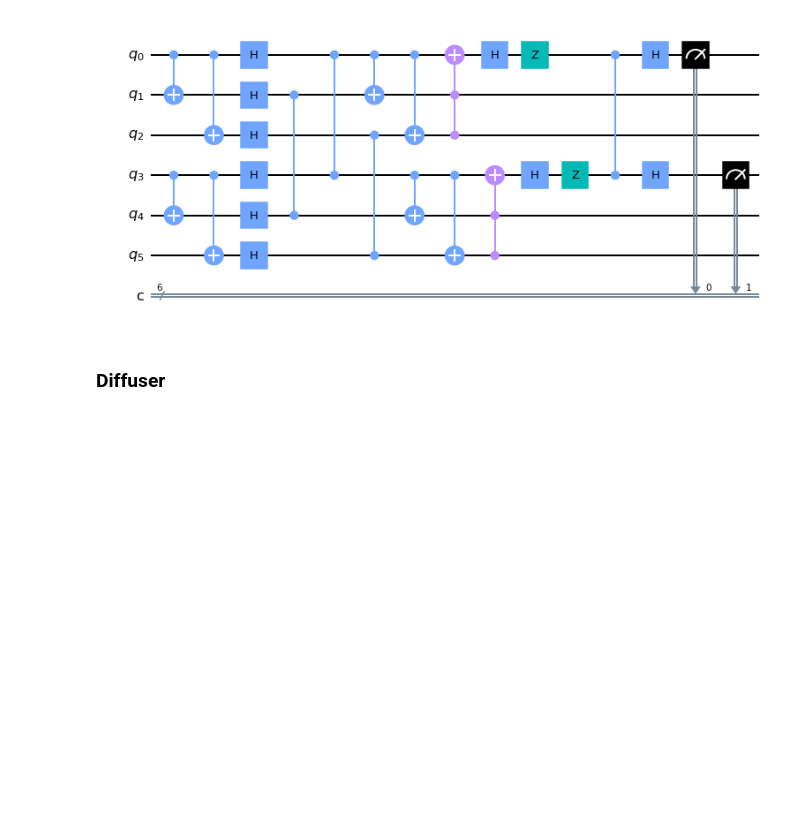
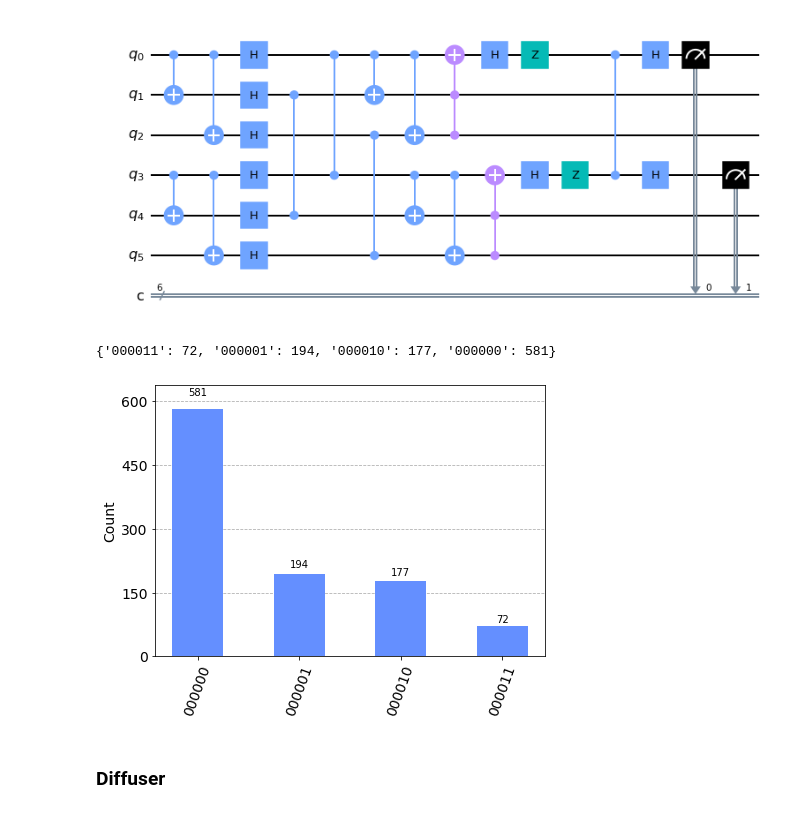
Before and after one commit to francienbarkhof/Quantum_Group1_Project, a Jupyter notebook: circuits.ipynb, the cells around one changed output. Saved outputs shown, nothing was run; the diff lists cells and outputs as text; code cells hidden in the pictures; blank space fills up the shorter version.

```diff
--- a/circuits.ipynb
+++ b/circuits.ipynb
@@ -182,6 +219,12 @@ circuit.measure(qreg_q[3], creg_c[1])
 circuit.draw()
 # %% [output]
 [figure]
+# %%
+counts = his_sim(circuit)
+plot_histogram(counts)
+# %% [output]
+{'000011': 72, '000001': 194, '000010': 177, '000000': 581}
+[figure, added]
 # %% [markdown]
 ### Diffuser
 # %% [markdown]
```
Also changed, not shown: parts of 22 cells of this notebook.
